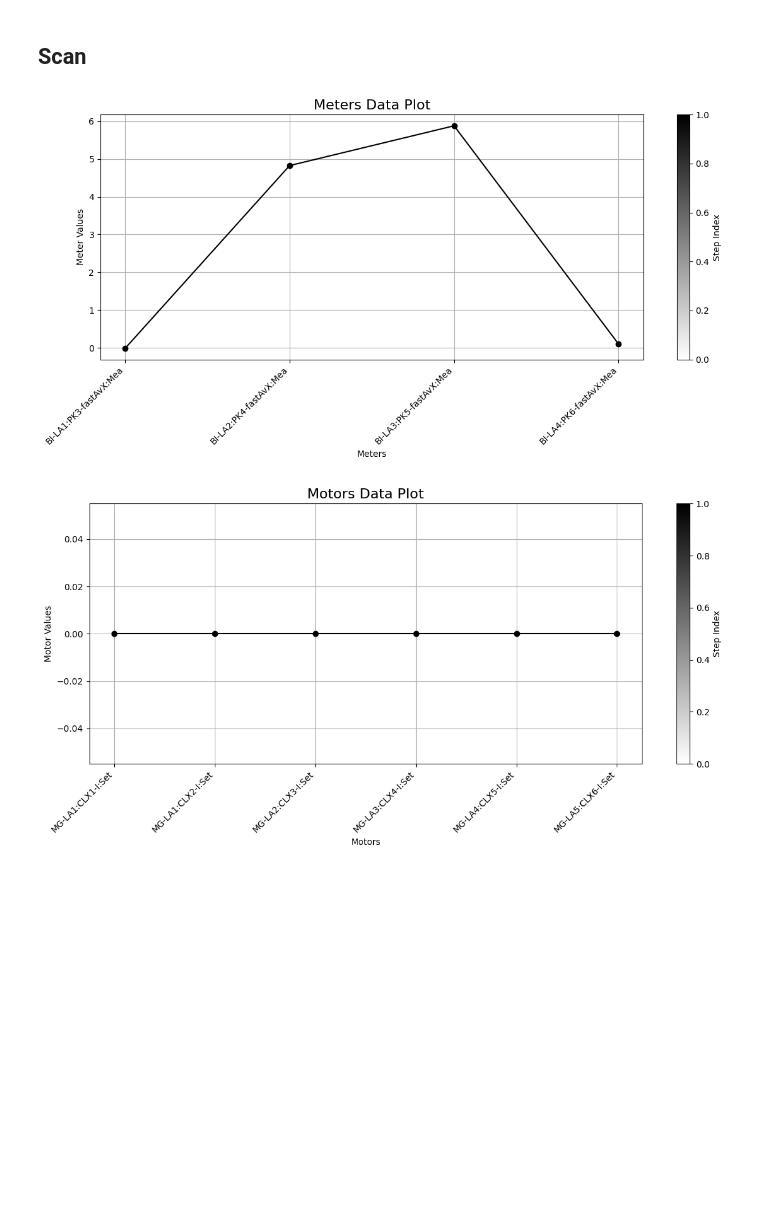
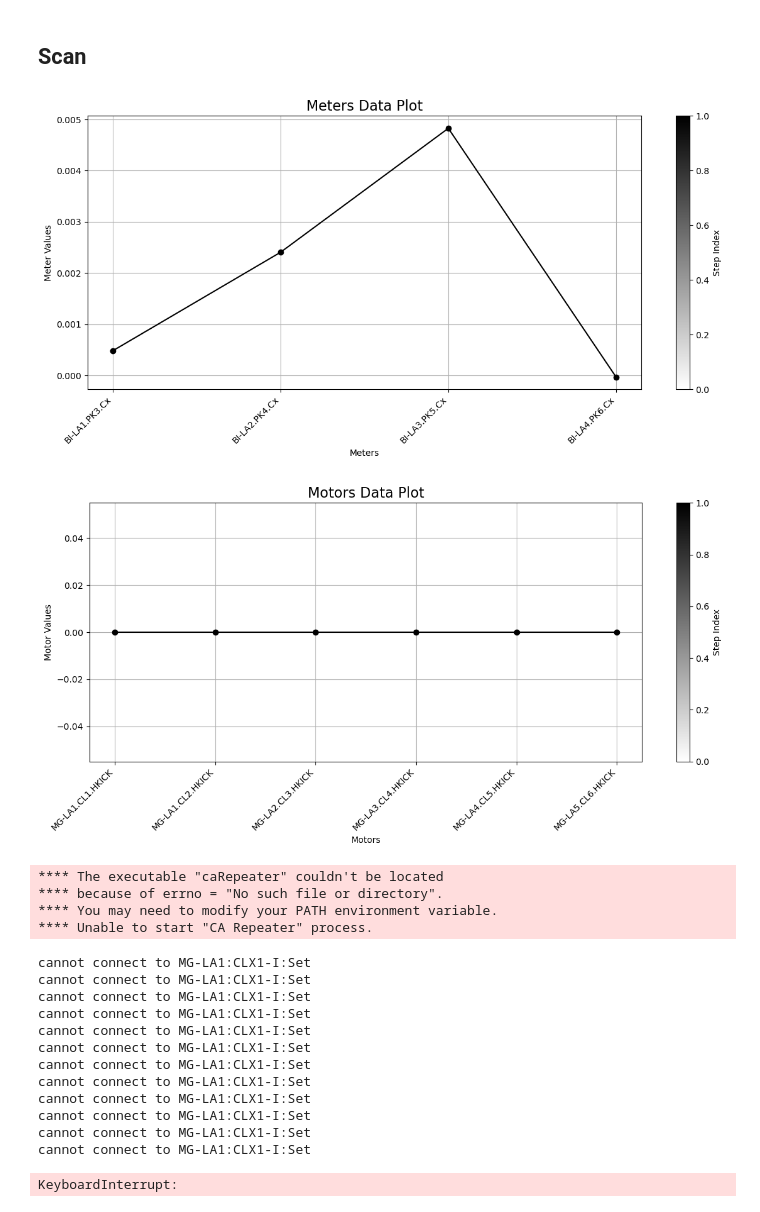
Before and after one commit to fuodorov/scaut, a Jupyter notebook: notebooks/scan.ipynb, the cells around one changed output. Cells and saved outputs as stored; diff of their text form; code cells hidden in the pictures; blank space fills up the shorter version.

```diff
--- a/notebooks/scan.ipynb
+++ b/notebooks/scan.ipynb
@@ -14,23 +13,58 @@ from src.scan import scan
 from src.scan.decorators import add_noise
 from src.scan.utils import clear_output, plot_meters_data, plot_motors_data
 from src.core import config as cfg
+# %%
+dev_scan = scan(
+    meters=dev.HORIZONTAL_MONITORS,
+    motors=dev.HORIZONTAL_CORRECTORS,
+    get_func=dev.GET_FUNC,
+    put_func=dev.PUT_FUNC,
+    sample_size=dev.SAMPLE_SIZE,
+    verify_motor=dev.VERIFY_MOTOR,
+    max_retries=dev.MAX_TRIES,
+    delay=dev.DELAY,
+    tolerance=dev.TOLERANCE,
+    save=dev.SAVE_SCAN,
+    dirname=dev.DIRNAME_DATA,
+    callback=[clear_output, plot_meters_data, plot_motors_data],
+    save_original_motor_values=dev.SAVE_ORIGINAL_MOTOR_VALUES,
+    parallel=dev.PARALLEL,
+)
+# %% [output]
+[figure, added]
+[figure, added]
 # %%
-data_scan = scan(
-    meters=settings.HORIZONTAL_MONITORS,
-    motors=settings.HORIZONTAL_CORRECTORS,
-    get_func=caget,
-    put_func=caput,
-    sample_size=settings.SAMPLE_SIZE,
-    verify_motor=settings.VERIFY_MOTOR,
-    max_retries=settings.MAX_TRIES,
-    delay=settings.DELAY,
-    tolerance=settings.TOLERANCE,
-    save=settings.SAVE_SCAN,
-    dirname=settings.DIRNAME_DATA,
+prod_scan = scan(
+    meters=prod.HORIZONTAL_MONITORS,
+    motors=prod.HORIZONTAL_CORRECTORS,
+    get_func=prod.GET_FUNC,
+    put_func=prod.PUT_FUNC,
+    sample_size=prod.SAMPLE_SIZE,
+    verify_motor=prod.VERIFY_MOTOR,
+    max_retries=prod.MAX_TRIES,
+    delay=prod.DELAY,
+    tolerance=prod.TOLERANCE,
+    save=prod.SAVE_SCAN,
+    dirname=prod.DIRNAME_DATA,
     callback=[clear_output, plot_meters_data, plot_motors_data],
-    save_original_motor_values=settings.SAVE_ORIGINAL_MOTOR_VALUES,
-    parallel=settings.PARALLEL,
+    save_original_motor_values=prod.SAVE_ORIGINAL_MOTOR_VALUES,
+    parallel=prod.PARALLEL,
 )
 # %% [output]
-[figure, removed]
-[figure, removed]
+**** The executable "caRepeater" couldn't be located
+**** because of errno = "No such file or directory".
+**** You may need to modify your PATH environment variable.
+**** Unable to start "CA Repeater" process.
+cannot connect to MG-LA1:CLX1-I:Set
+cannot connect to MG-LA1:CLX1-I:Set
+cannot connect to MG-LA1:CLX1-I:Set
+cannot connect to MG-LA1:CLX1-I:Set
+cannot connect to MG-LA1:CLX1-I:Set
+cannot connect to MG-LA1:CLX1-I:Set
+cannot connect to MG-LA1:CLX1-I:Set
+cannot connect to MG-LA1:CLX1-I:Set
+cannot connect to MG-LA1:CLX1-I:Set
+cannot connect to MG-LA1:CLX1-I:Set
+cannot connect to MG-LA1:CLX1-I:Set
+cannot connect to MG-LA1:CLX1-I:Set
+KeyboardInterrupt:
```
Also changed, not shown: parts of 2 cells of this notebook, 5 other files.
